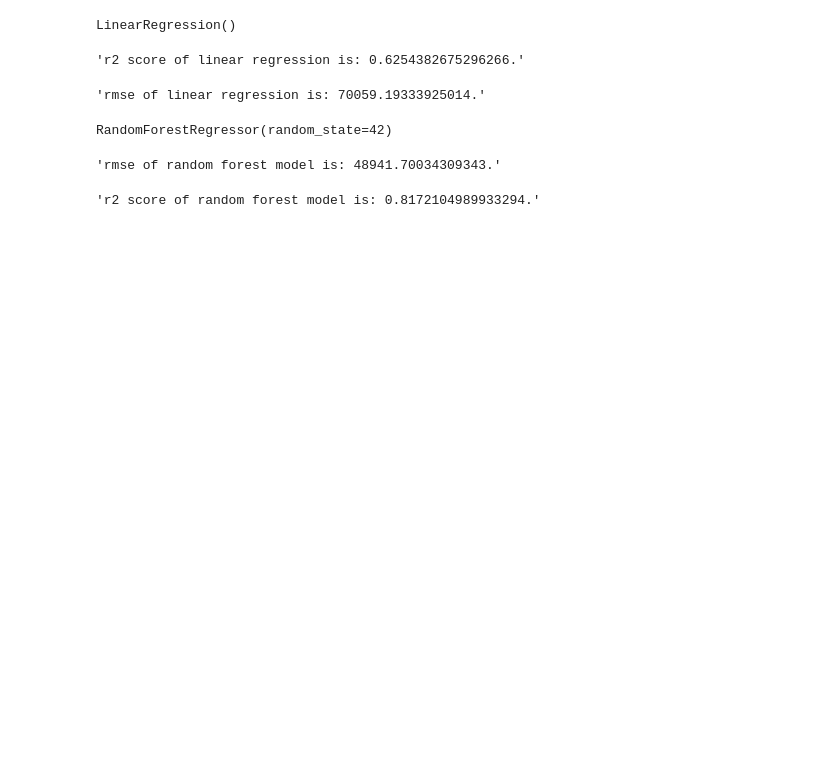
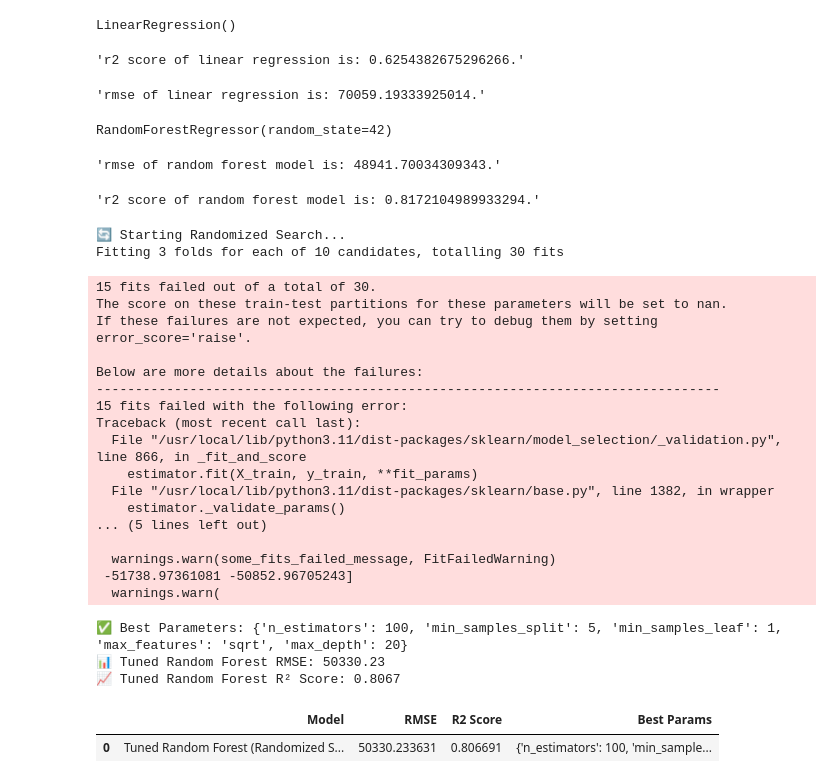
Before and after one commit to kaivalyagnik/ml-practice-portfolio, a Jupyter notebook: california_housing_regression.ipynb, the cells around one changed output. Cells and saved outputs as stored; diff of their text form; code cells hidden in the pictures; blank space fills up the shorter version.

```diff
--- a/california_housing_regression.ipynb
+++ b/california_housing_regression.ipynb
@@ -104,0 +164,28 @@ f"r2 score of random forest model is: {r2_score(y_test, forest_reg_pred)}."
+# %%
+best_rf_model, rf_results = train_and_tune_rf(X_train_prepared, X_test_prepared, y_train, y_test)
+rf_results
+# %% [output]
+🔄 Starting Randomized Search...
+Fitting 3 folds for each of 10 candidates, totalling 30 fits
+15 fits failed out of a total of 30.
+The score on these train-test partitions for these parameters will be set to nan.
+If these failures are not expected, you can try to debug them by setting error_score='raise'.
+
+Below are more details about the failures:
+--------------------------------------------------------------------------------
+15 fits failed with the following error:
+Traceback (most recent call last):
+  File "/usr/local/lib/python3.11/dist-packages/sklearn/model_selection/_validation.py", line 866, in _fit_and_score
+    estimator.fit(X_train, y_train, **fit_params)
+  File "/usr/local/lib/python3.11/dist-packages/sklearn/base.py", line 1382, in wrapper
+    estimator._validate_params()
+... (5 lines left out)
+
+  warnings.warn(some_fits_failed_message, FitFailedWarning)
+ -51738.97361081 -50852.96705243]
+  warnings.warn(
+✅ Best Parameters: {'n_estimators': 100, 'min_samples_split': 5, 'min_samples_leaf': 1, 'max_features': 'sqrt', 'max_depth': 20}
+📊 Tuned Random Forest RMSE: 50330.23
+📈 Tuned Random Forest R² Score: 0.8067
+|  | Model | RMSE | R2 Score | Best Params |
+| 0 | Tuned Random Forest (Randomized S... | 50330.233631 | 0.806691 | {'n_estimators': 100, 'min_sample... |
```
Also changed, not shown: parts of 1 cell of this notebook.
